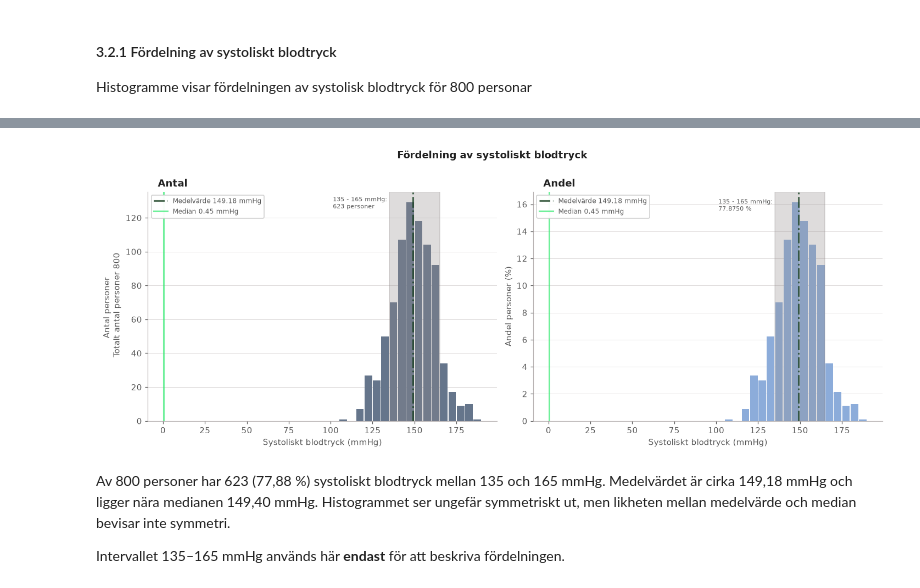
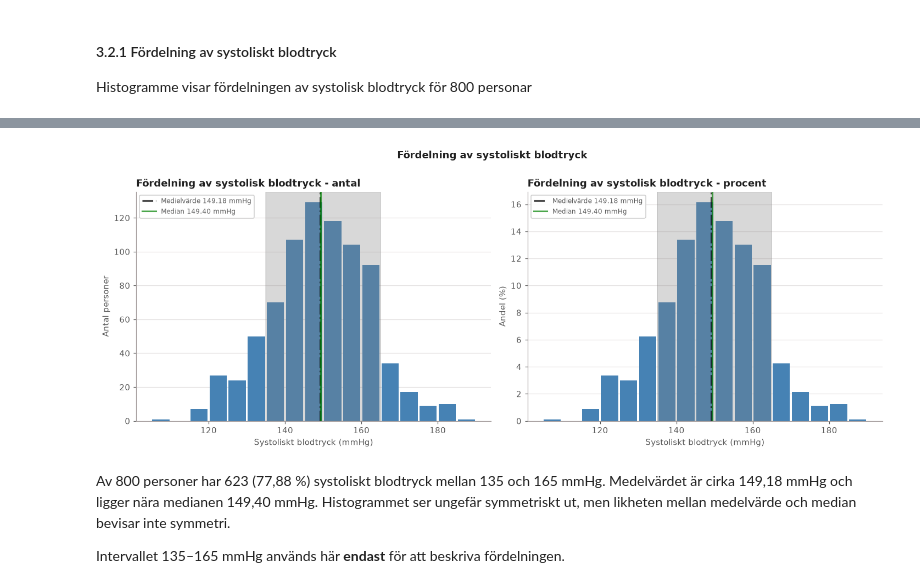
Before and after one commit to Yttak82/health_analysis, a Jupyter notebook: notebooks/analysis.ipynb, the cells around one changed output, grey strips where cells are left out. Saved outputs shown, nothing was run; the diff lists cells and outputs as text; code cells hidden in the pictures.

```diff
--- a/notebooks/analysis.ipynb
+++ b/notebooks/analysis.ipynb
@@ -22,3 +13,17 @@ c:\Users\kataz\Desktop\skola\health_analysis
+# %%
+import sys
+from pathlib import Path
+
+current = Path.cwd()
+
+if (current / "src").exists():
+    project_root = current
+elif (current.parent / "src").exists():
+    project_root = current.parent
+else:
+    raise FileNotFoundError("src hittades inte")
+
+sys.path.insert(0, str(project_root))
 # %%
 
 import matplotlib.pyplot as plt
@@ -30,8 +43,6 @@ from src.analyzer import HealthAnalyzer
 ### 1.2. Datainläsning
 # %%
 
-df = pd.read_csv("data/health_study_dataset.csv")
+df = pd.read_csv(project_root / "data" / "health_study_dataset.csv")
+
 analyzer = HealthAnalyzer(df)
-
-age_stats = analyzer.summary("age")
-age_stats
@@ -230,6 +213,11 @@ Olika diagram visar hur hälsodata är fördelade.
 
 Histogramme visar fördelningen av systolisk blodtryck för 800 personar
 # %%
+from src.metrics import    calculate_multiple_regression, simulate_disease_group, calculate_normal_ci, calculate_bootstrap_means, calculate_bootstrap_ci, calculate_bootstrap_stability
+from src.viz import plot_histogram, plot_boxplot, plot_smoking_status, plot_smoking_by_sex, plot_bootstrap_stability
+
+
+bp_values = df["systolic_bp"].dropna()
 
 bp_bin_width = 5
 bp_bins = np.arange(
@@ -237,36 +225,40 @@ bp_bins = np.arange(
     np.ceil(bp_values.max() / bp_bin_width) * bp_bin_width + bp_bin_width,
     bp_bin_width,
 )
+bp_stats = analyzer.summary("systolic_bp")
 
-bp_hist_counts, _ = np.histogram(bp_values, bins=bp_bins)
-bp_hist_percent = bp_hist_counts / bp_count * 100
-bp_bin_centers = (bp_bins[:-1] + bp_bins[1:]) / 2
-
-bp_selected = bp_values.between(135, 165)
-bp_selected_count = bp_selected.sum()
-bp_selected_perdent = bp_selected.mean() * 100
+bp_mean = bp_stats["mean"]
+bp_median = bp_stats["median"]
+bp_hist_counts, bp_hist_percent, bp_bin_centers = analyzer.histogram("systolic_bp", bp_bins)
+print("Mean",bp_mean)
+print("median", bp_median)
 
 
 fig_bp, axes_bp = plt.subplots(1, 2, figsize=(13, 5), layout="constrained")
-for axis, values, color, subtitle, ylabel in [
-    (axes_bp[0], bp_hist_counts, COLORS["blood_pressure"], "   Antal", f"Antal personer \n Totalt antal personer {bp_count}"),
-    (axes_bp[1], bp_hist_percent, COLORS["blood_pressure_light"], "   Andel", "Andel personer (%)"),
-]:
-    axis.bar(bp_bin_centers, values, width=bp_bin_width * 0.90, color=color)
-    axis.axvspan(135, 165, color="#928B8B", alpha=0.3)
-    axis.axvline(bp_mean, color=COLORS["reference"], linestyle="-.",
-                  alpha=0.75, linewidth=2, label=f"Medelvärde {bp_mean:.2f} mmHg")
-    axis.axvline(bp_median, color=COLORS["reference_m"], linestyle="-",
-                  alpha=0.7, linewidth=2, label=f"Median {bp_median:.2f} mmHg")
-    axis.set_title(subtitle, loc="left")
-    axis.set(xlabel="Systoliskt blodtryck (mmHg)", ylabel=ylabel)
-    axis.legend(loc="upper left")
-    style_axis(axis)
+plot_histogram(
+    ax=axes_bp[0],
+    bin_centers=bp_bin_centers,
+    values=bp_hist_counts,
+    bin_width=bp_bins[1]- bp_bins[0],
+    color="steelblue",
+    ylabel="Antal personer",
+    title="Fördelning av systolisk blodtryck - antal",
+    mean=bp_mean,
+    median=bp_median,
+)
+plot_histogram(
+    ax=axes_bp[1],
+    bin_centers=bp_bin_centers,
+    values=bp_hist_percent,
+    bin_width=bp_bins[1]- bp_bins[0],
+    color="steelblue",
+    ylabel="Andel (%)",
+    title="Fördelning av systolisk blodtryck - procent",
+    mean=bp_mean,
+    median=bp_median,
+)
 
-axes_bp[0].text(0.53, 0.98, f"135 - 165 mmHg: \n{bp_selected_count} personer ",
-                 transform=axes_bp[0].transAxes, va="top", color=COLORS["muted"], fontsize=7)
-axes_bp[1].text(0.53, 0.97, f"135 - 165 mmHg: \n{bp_selected_perdent:.4f} %",
-                 transform=axes_bp[1].transAxes, va="top", color=COLORS["muted"], fontsize=7)
+
 fig_bp.suptitle("Fördelning av systoliskt blodtryck\n", fontweight="bold")
 plt.show()
 # %% [output]
@@ -273,4 +267,4 @@ plt.show()
-[figure, old version]
+[figure, new version]
 # %% [markdown]
 Av 800 personer har 623 (77,88 %) systoliskt blodtryck mellan 135 och 165 mmHg. Medelvärdet är cirka 149,18 mmHg och ligger nära medianen 149,40 mmHg. Histogrammet ser ungefär symmetriskt ut, men likheten mellan medelvärde och median bevisar inte symmetri.
 
```
Also changed, not shown: parts of 67 cells of this notebook, 6 other files.
